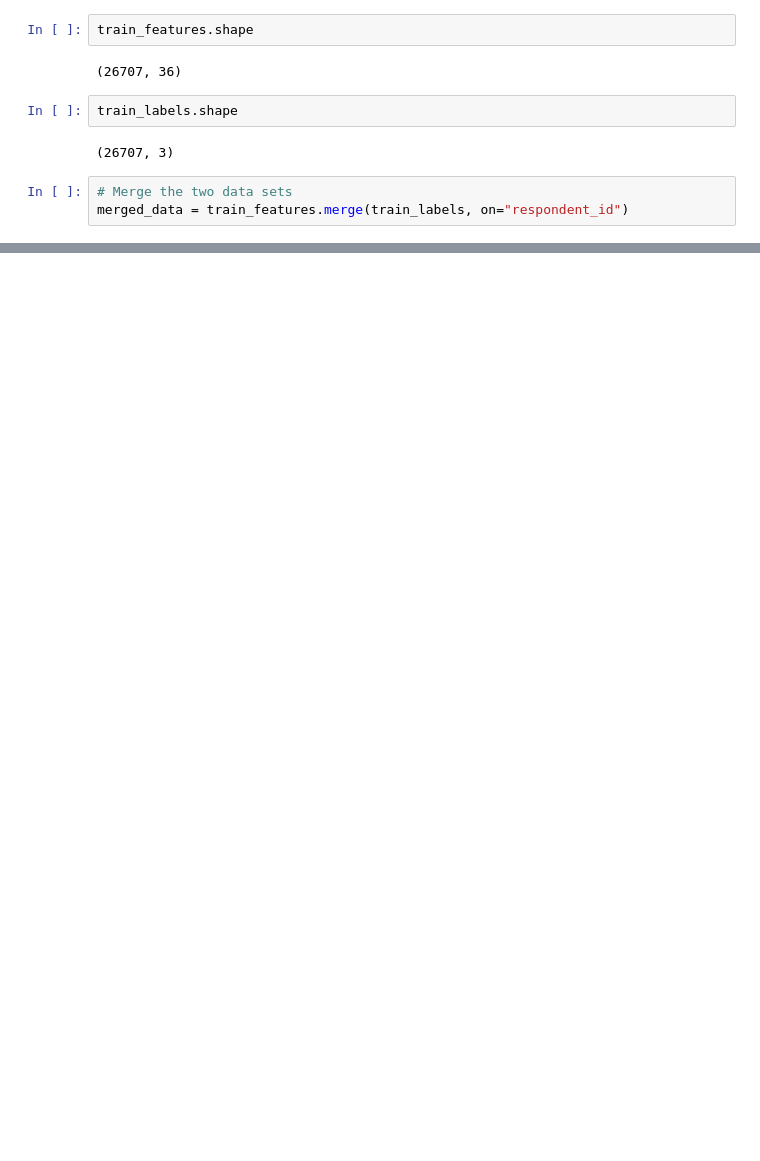
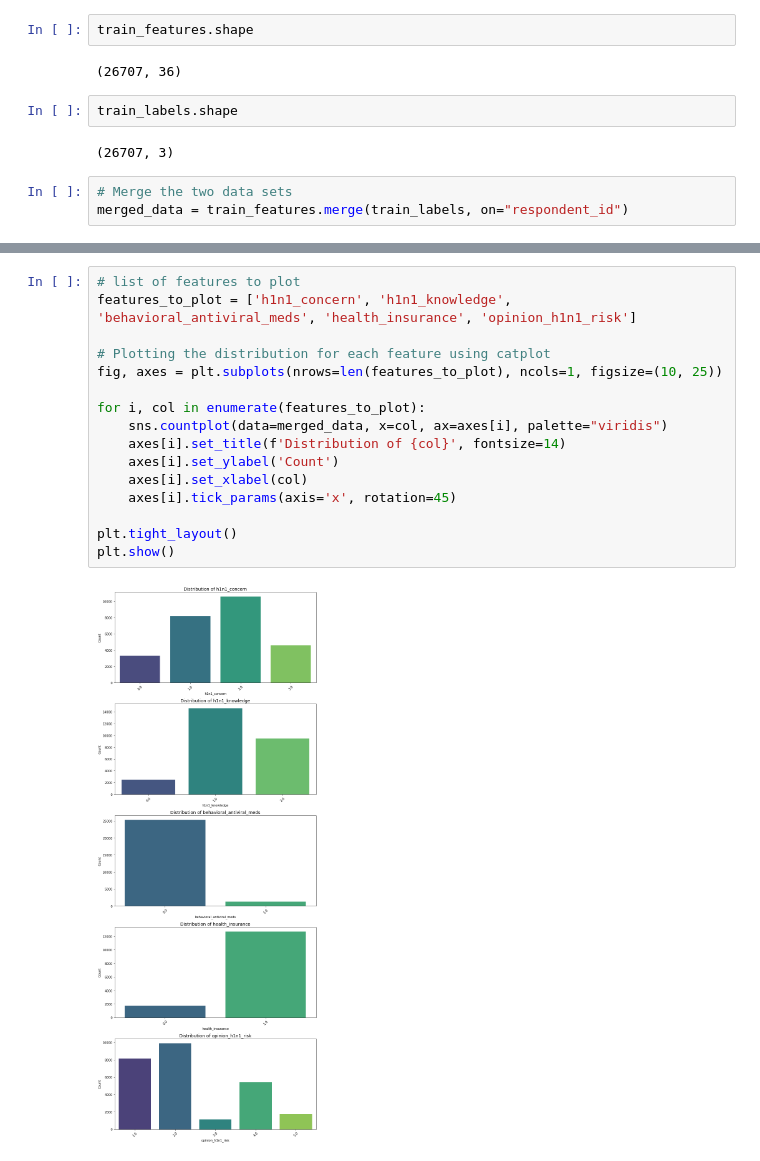
Before and after one commit to Iswana-O/Flu-Shot-Learning-Predict-H1N1-and-Seasonal-Flu-Vaccines, a Jupyter notebook: student.ipynb, the cells around one changed output, grey strips where cells are left out. Cells and saved outputs as stored; diff of their text form; blank space fills up the shorter version.

```diff
--- a/student.ipynb
+++ b/student.ipynb
@@ -192,0 +216,18 @@ Interestingly, the correlation of h1n1_vaccine with the seasonal vaccine is also
+# %%
+# list of features to plot
+features_to_plot = ['h1n1_concern', 'h1n1_knowledge', 'behavioral_antiviral_meds', 'health_insurance', 'opinion_h1n1_risk']
+
+# Plotting the distribution for each feature using catplot
+fig, axes = plt.subplots(nrows=len(features_to_plot), ncols=1, figsize=(10, 25))
+
+for i, col in enumerate(features_to_plot):
+    sns.countplot(data=merged_data, x=col, ax=axes[i], palette="viridis")
+    axes[i].set_title(f'Distribution of {col}', fontsize=14)
+    axes[i].set_ylabel('Count')
+    axes[i].set_xlabel(col)
+    axes[i].tick_params(axis='x', rotation=45)
+
+plt.tight_layout()
+plt.show()
+# %% [output]
+[figure, added]
```
Also changed, not shown: parts of 44 cells of this notebook, 1 other file.
